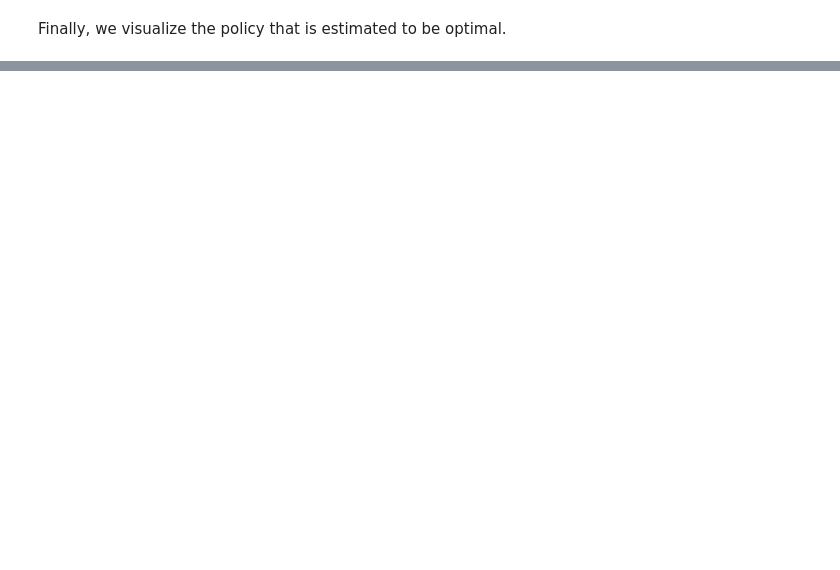
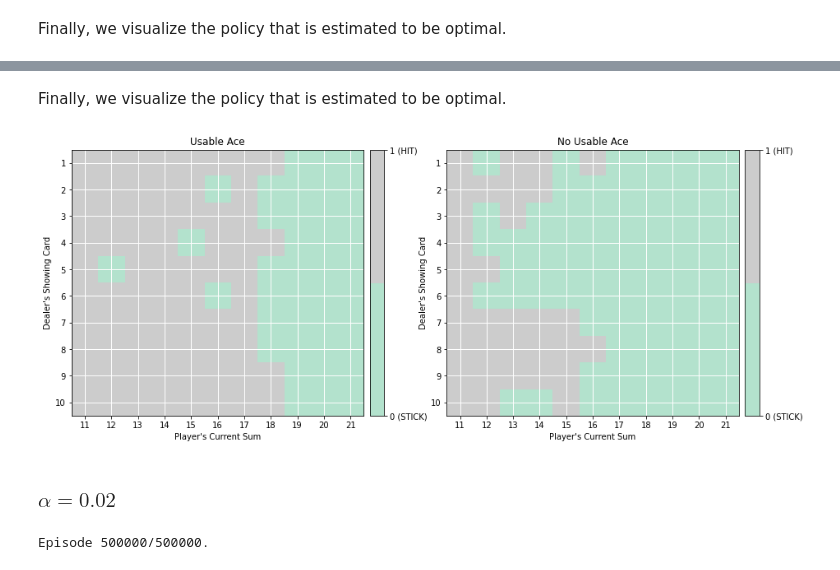
Before and after one commit to kw90/deep-reinforcement-learning, a Jupyter notebook: monte-carlo/Monte_Carlo.ipynb, the cells around one changed output, grey strips where cells are left out. Saved outputs shown, nothing was run; the diff lists cells and outputs as text; code cells hidden in the pictures; blank space fills up the shorter version.

```diff
--- a/monte-carlo/Monte_Carlo.ipynb
+++ b/monte-carlo/Monte_Carlo.ipynb
@@ -223,0 +274,3 @@ plot_policy(policy)
+# %%
+# obtain the estimated optimal policy and action-value function
+Q = mc_control(env, 500000, 0.05)
@@ -223,0 +289,15 @@ plot_policy(policy)
+# %% [markdown]
+Finally, we visualize the policy that is estimated to be optimal.
+# %%
+# plot the policy
+policy = dict((k,np.argmax(v)) for k, v in Q.items())
+plot_policy(policy)
+# %% [output]
+[figure, added]
+# %% [markdown]
+### $\alpha = 0.02$
+# %%
+# obtain the estimated optimal policy and action-value function
+Q = mc_control(env, 500000, 0.02)
+# %% [output]
+Episode 500000/500000.
```
Also changed, not shown: parts of 47 cells of this notebook, 3 other files.
